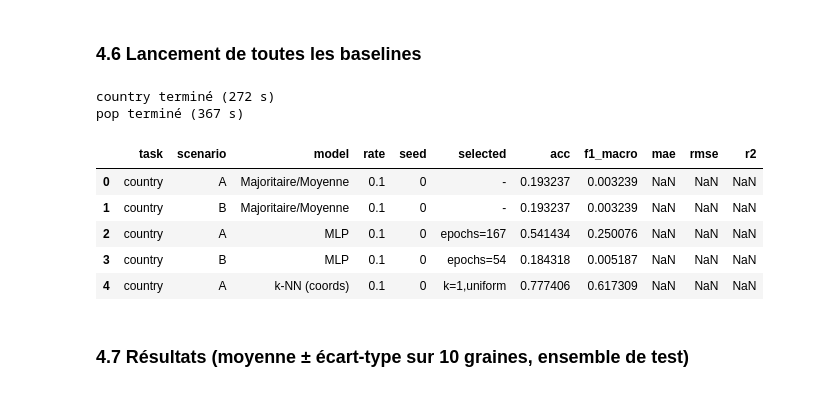
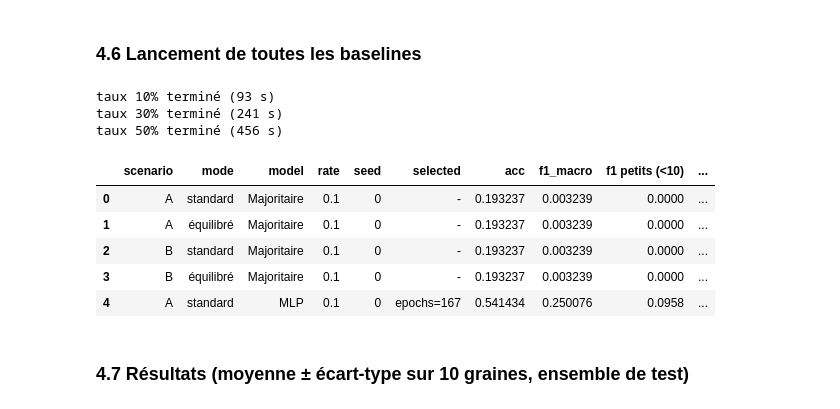
Before and after one commit to AmineBnh21/Classification-Project, a Jupyter notebook: main.ipynb, the cells around one changed output. Cells and saved outputs as stored; diff of their text form; code cells hidden in the pictures.

```diff
--- a/main.ipynb
+++ b/main.ipynb
@@ -460,5 +442,5 @@ def run_knn(task, split):
 # %%
-def run_label_propagation(split):
+def run_label_propagation(split, balanced):
     y = data.y_country
     mask = torch.zeros(data.num_nodes, dtype=torch.bool)
     mask[split["train"]] = True
@@ -468,5 +450,5 @@ def run_label_propagation(split):
         pred = out.argmax(1).numpy()
         pred[split["train"].numpy()] = y[split["train"]].numpy()
         candidates[f"alpha={alpha}"] = pred
-    return select_on_val("country", split, candidates)
+    return select_on_val(split, candidates, balanced)
 # %% [markdown]
@@ -497,18 +479,20 @@ def node2vec_embedding(seed, dim=64, epochs=10):
     return emb
 
 
-def run_node2vec(task, split, seed):
+def run_node2vec(split, seed, balanced):
     z = StandardScaler().fit_transform(node2vec_embedding(seed).numpy())
-    y = target(task).numpy()
+    y = data.y_country.numpy()
     tr = split["train"].numpy()
+    cw = None
+    if balanced:
+        w = class_weights(torch.from_numpy(y[tr])).numpy()
+        cw = {k: w[k] for k in np.unique(y[tr])}
     candidates = {}
     for c in (0.01, 0.1, 1.0, 10.0):
-        if task == "country":
-            m = LogisticRegression(C=c, max_iter=2000).fit(z[tr], y[tr])
-        else:
-            m = Ridge(alpha=1 / c).fit(z[tr], y[tr])
+        m = LogisticRegression(C=c, max_iter=2000,
+                               class_weight=cw).fit(z[tr], y[tr])
         candidates[f"C={c}"] = m.predict(z)
-    return select_on_val(task, split, candidates)
+    return select_on_val(split, candidates, balanced)
 
 
 t0 = time.time()
@@ -522,39 +506,40 @@ Embeddings Node2Vec prêts (0 s)
 # %%
 rows = []
 
-def record(task, scenarios, model, rate, seed, result):
+def record(scenarios, modes, model, rate, seed, result):
     metrics, chosen = result
     for sc in scenarios:
-        rows.append({"task": task, "scenario": sc, "model": model, "rate": rate,
-                     "seed": seed, "selected": chosen, **metrics})
+        for mode in modes:
+            rows.append({"scenario": sc, "mode": mode, "model": model, "rate": rate,
+                         "seed": seed, "selected": chosen, **metrics})
 
 t0 = time.time()
-for task in TASKS:
-    for rate in LABEL_RATES:
-        for seed in SEEDS:
-            split = splits[(task, rate, seed)]
-            record(task, SCENARIOS, "Majoritaire/Moyenne", rate, seed, run_majority(task, split))
+for rate in LABEL_RATES:
+    for seed in SEEDS:
+        split = splits[(rate, seed)]
+        record(SCENARIOS, MODES, "Majoritaire", rate, seed, run_majority(split))
+        for mode in MODES:
+            b = mode == "équilibré"
             for sc in SCENARIOS:
-                record(task, [sc], "MLP", rate, seed, run_mlp(task, split, sc, seed))
-            record(task, ["A"], "k-NN (coords)", rate, seed, run_knn(task, split))
-            if task == "country":
-                record(task, SCENARIOS, "Label Propagation", rate, seed, run_label_propagation(split))
-            record(task, SCENARIOS, "Node2Vec + " + ("LogReg" if task == "country" else "Ridge"),
-                   rate, seed, run_node2vec(task, split, seed))
-    print(f"{task} terminé ({time.time() - t0:.0f} s)")
+                record([sc], [mode], "MLP", rate, seed, run_mlp(split, sc, seed, b))
+            record(["A"], [mode], "k-NN (coords)", rate, seed, run_knn(split, b))
+            record(SCENARIOS, [mode], "Label Propagation", rate, seed, run_label_propagation(split, b))
+            record(SCENARIOS, [mode], "Node2Vec + LogReg", rate, seed, run_node2vec(split, seed, b))
+    print(f"taux {rate:.0%} terminé ({time.time() - t0:.0f} s)")
 
 raw_results = pd.DataFrame(rows)
 raw_results.to_csv(RESULTS_DIR / "baselines_raw.csv", index=False)
 raw_results.head()
 # %% [output]
-country terminé (272 s)
-pop terminé (367 s)
+taux 10% terminé (93 s)
+taux 30% terminé (241 s)
+taux 50% terminé (456 s)
-|  | task | scenario | model | rate | seed | selected | acc | f1_macro | mae | rmse | r2 |
-| 0 | country | A | Majoritaire/Moyenne | 0.1 | 0 | - | 0.193237 | 0.003239 | NaN | NaN | NaN |
-| 1 | country | B | Majoritaire/Moyenne | 0.1 | 0 | - | 0.193237 | 0.003239 | NaN | NaN | NaN |
-| 2 | country | A | MLP | 0.1 | 0 | epochs=167 | 0.541434 | 0.250076 | NaN | NaN | NaN |
-| 3 | country | B | MLP | 0.1 | 0 | epochs=54 | 0.184318 | 0.005187 | NaN | NaN | NaN |
-| 4 | country | A | k-NN (coords) | 0.1 | 0 | k=1,uniform | 0.777406 | 0.617309 | NaN | NaN | NaN |
+|  | scenario | mode | model | rate | seed | selected | acc | f1_macro | f1 petits (<10) | ... |
+| 0 | A | standard | Majoritaire | 0.1 | 0 | - | 0.193237 | 0.003239 | 0.0000 | ... |
+| 1 | A | équilibré | Majoritaire | 0.1 | 0 | - | 0.193237 | 0.003239 | 0.0000 | ... |
+| 2 | B | standard | Majoritaire | 0.1 | 0 | - | 0.193237 | 0.003239 | 0.0000 | ... |
+| 3 | B | équilibré | Majoritaire | 0.1 | 0 | - | 0.193237 | 0.003239 | 0.0000 | ... |
+| 4 | A | standard | MLP | 0.1 | 0 | epochs=167 | 0.541434 | 0.250076 | 0.0958 | ... |
 # %% [markdown]
 ### 4.7 Résultats (moyenne ± écart-type sur 10 graines, ensemble de test)
 # %%
```
Also changed, not shown: parts of 24 cells of this notebook, 20 other files.
